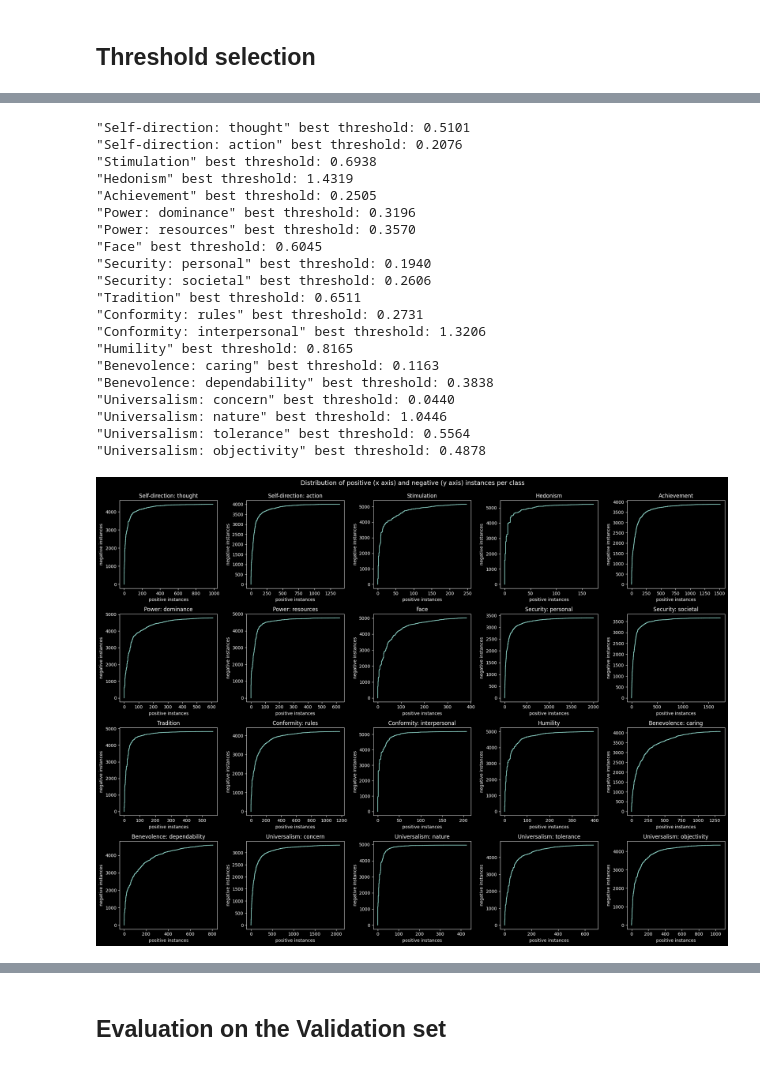
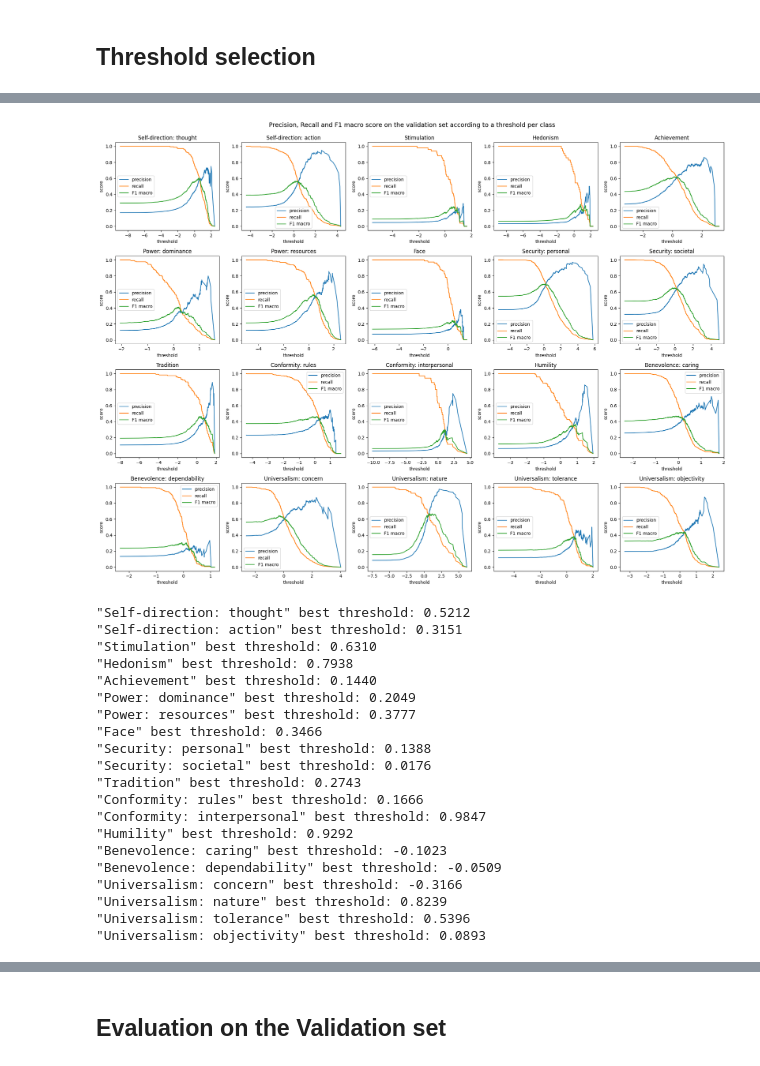
Before and after one commit to RiccardoSpolaor/NLP-project, a Jupyter notebook: 02 LSTM Baseline Model.ipynb, the cells around one changed output, grey strips where cells are left out. Saved outputs shown, nothing was run; the diff lists cells and outputs as text; code cells hidden in the pictures.

```diff
--- a/02 LSTM Baseline Model.ipynb
+++ b/02 LSTM Baseline Model.ipynb
@@ -416,3 +198,10 @@ plot_precision_recall_curves(precision, recall, average_precision, TARGETS,
+# %%
+from src.evaluation.evaluation_analysis import (
+    plot_precision_recall_f1_macro_curves)
+
+plot_precision_recall_f1_macro_curves(y_true, y_scores, TARGETS, 'validation')
+# %% [output]
+[figure, added]
 # %%
 from src.evaluation.evaluation import get_best_thresholds
 import numpy as np
@@ -421,29 +210,29 @@ import numpy as np
 thresholds_per_target = get_best_thresholds(y_true, y_scores)
 
 # Save the best thresholds.
-np.save(os.path.join('models', 'main_model_thresholds.npy'),
+np.save(os.path.join('models', 'lstm_baseline_thresholds.npy'),
         thresholds_per_target)
 
 for target, thresh in zip(TARGETS, thresholds_per_target):
     print(f'"{target}" best threshold: {thresh:.4f}')
 # %% [output]
-"Self-direction: thought" best threshold: 0.5101
-"Self-direction: action" best threshold: 0.2076
-"Stimulation" best threshold: 0.6938
-"Hedonism" best threshold: 1.4319
-"Achievement" best threshold: 0.2505
-"Power: dominance" best threshold: 0.3196
-"Power: resources" best threshold: 0.3570
-"Face" best threshold: 0.6045
-"Security: personal" best threshold: 0.1940
-"Security: societal" best threshold: 0.2606
-"Tradition" best threshold: 0.6511
-"Conformity: rules" best threshold: 0.2731
-"Conformity: interpersonal" best threshold: 1.3206
-"Humility" best threshold: 0.8165
-"Benevolence: caring" best threshold: 0.1163
-"Benevolence: dependability" best threshold: 0.3838
-"Universalism: concern" best threshold: 0.0440
-"Universalism: nature" best threshold: 1.0446
-"Universalism: tolerance" best threshold: 0.5564
-"Universalism: objectivity" best threshold: 0.4878
+"Self-direction: thought" best threshold: 0.5212
+"Self-direction: action" best threshold: 0.3151
+"Stimulation" best threshold: 0.6310
+"Hedonism" best threshold: 0.7938
+"Achievement" best threshold: 0.1440
+"Power: dominance" best threshold: 0.2049
+"Power: resources" best threshold: 0.3777
+"Face" best threshold: 0.3466
+"Security: personal" best threshold: 0.1388
+"Security: societal" best threshold: 0.0176
+"Tradition" best threshold: 0.2743
+"Conformity: rules" best threshold: 0.1666
+"Conformity: interpersonal" best threshold: 0.9847
+"Humility" best threshold: 0.9292
+"Benevolence: caring" best threshold: -0.1023
+"Benevolence: dependability" best threshold: -0.0509
+"Universalism: concern" best threshold: -0.3166
+"Universalism: nature" best threshold: 0.8239
+"Universalism: tolerance" best threshold: 0.5396
+"Universalism: objectivity" best threshold: 0.0893
@@ -470,15 +238,0 @@ c_negative = torch.cumsum(1 - s_true, 0)
-# %%
-import matplotlib.pyplot as plt
-
-plt.figure(figsize=(20,15))
-plt.suptitle('Distribution of positive (x axis) and negative (y axis) instances per class\n', size=14)
-for i, l in enumerate(TARGETS):
-    ax = plt.subplot(4, 5 , i + 1)
-    ax.set_title(l)
-    ax.set_xlabel('positive instances')
-    ax.set_ylabel('negative instances')
-    ax.plot(c_positive[:,i], c_negative[:,i])
-plt.tight_layout()
-plt.show()
-# %% [output]
-[figure, removed]
```
Also changed, not shown: parts of 60 cells of this notebook, 4 other files.
